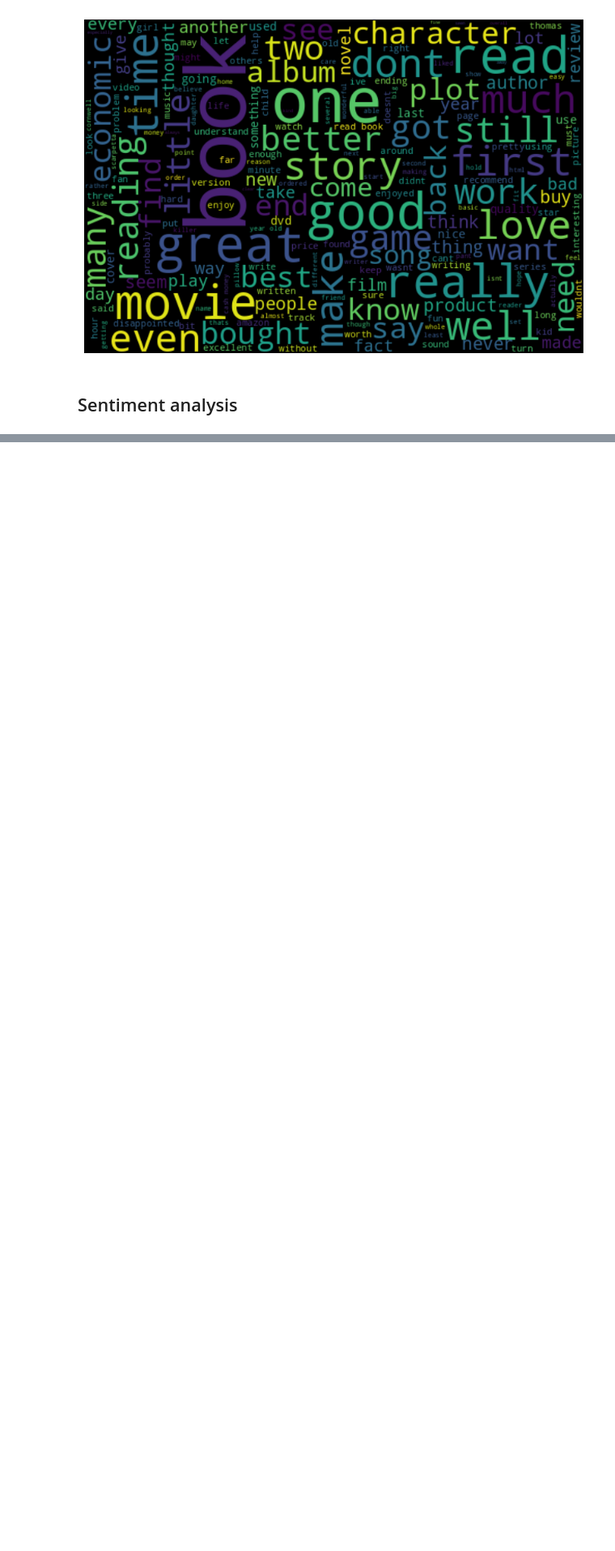
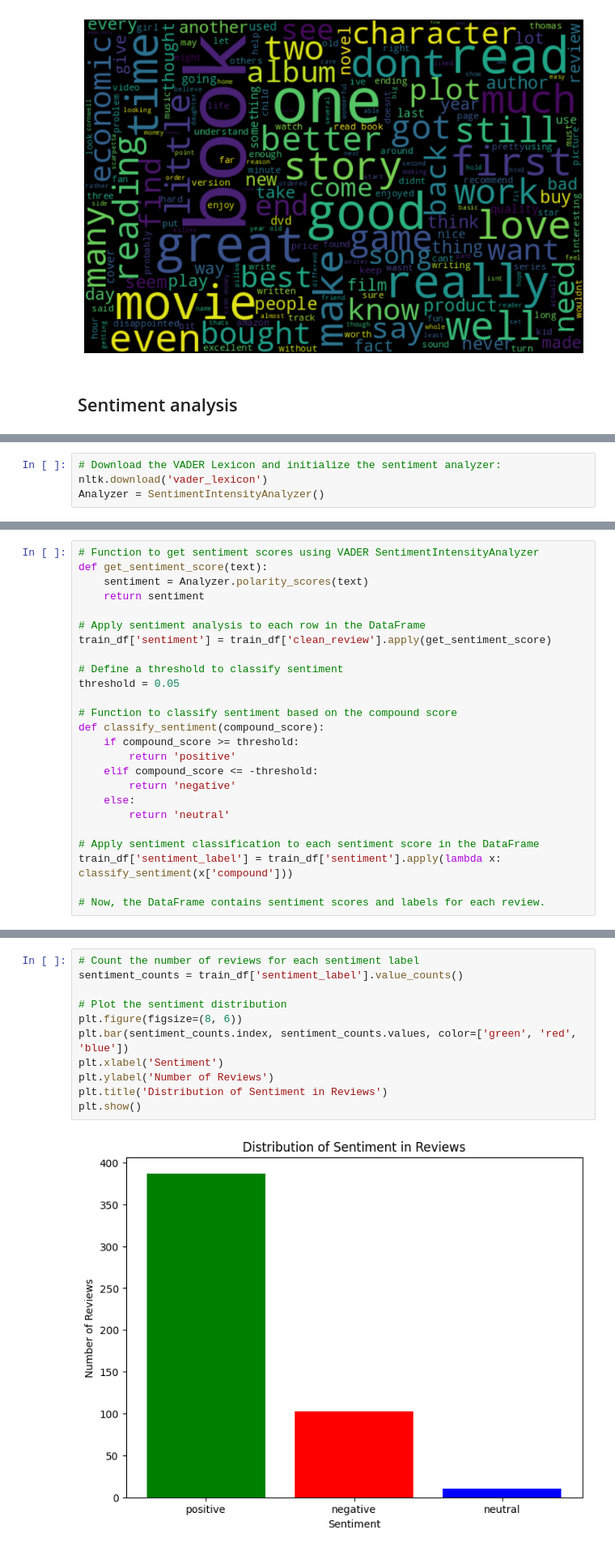
Before and after one commit to NegarTajziyehchi/Data_Science_Projects, a Jupyter notebook: NLP_Amazon_Review/Amazon_Review.ipynb, the cells around one changed output, grey strips where cells are left out. Shown at 81% size. Saved outputs shown, nothing was run; the diff lists cells and outputs as text; blank space fills up the shorter version.

```diff
--- a/NLP_Amazon_Review/Amazon_Review.ipynb
+++ b/NLP_Amazon_Review/Amazon_Review.ipynb
@@ -409,0 +415,4 @@ plot_wordcloud(all_words_review[:20000000])
+# %%
+# Download the VADER Lexicon and initialize the sentiment analyzer:
+nltk.download('vader_lexicon')
+Analyzer = SentimentIntensityAnalyzer()
@@ -409,0 +422,25 @@ plot_wordcloud(all_words_review[:20000000])
+# %%
+# Function to get sentiment scores using VADER SentimentIntensityAnalyzer
+def get_sentiment_score(text):
+    sentiment = Analyzer.polarity_scores(text)
+    return sentiment
+
+# Apply sentiment analysis to each row in the DataFrame
+train_df['sentiment'] = train_df['clean_review'].apply(get_sentiment_score)
+
+# Define a threshold to classify sentiment
+threshold = 0.05
+
+# Function to classify sentiment based on the compound score
+def classify_sentiment(compound_score):
+    if compound_score >= threshold:
+        return 'positive'
+    elif compound_score <= -threshold:
+        return 'negative'
+    else:
+        return 'neutral'
+
+# Apply sentiment classification to each sentiment score in the DataFrame
+train_df['sentiment_label'] = train_df['sentiment'].apply(lambda x: classify_sentiment(x['compound']))
+
+# Now, the DataFrame contains sentiment scores and labels for each review.
@@ -409,0 +486,13 @@ plot_wordcloud(all_words_review[:20000000])
+# %%
+# Count the number of reviews for each sentiment label
+sentiment_counts = train_df['sentiment_label'].value_counts()
+
+# Plot the sentiment distribution
+plt.figure(figsize=(8, 6))
+plt.bar(sentiment_counts.index, sentiment_counts.values, color=['green', 'red', 'blue'])
+plt.xlabel('Sentiment')
+plt.ylabel('Number of Reviews')
+plt.title('Distribution of Sentiment in Reviews')
+plt.show()
+# %% [output]
+[figure, added]
```
Also changed, not shown: parts of 16 cells of this notebook.
